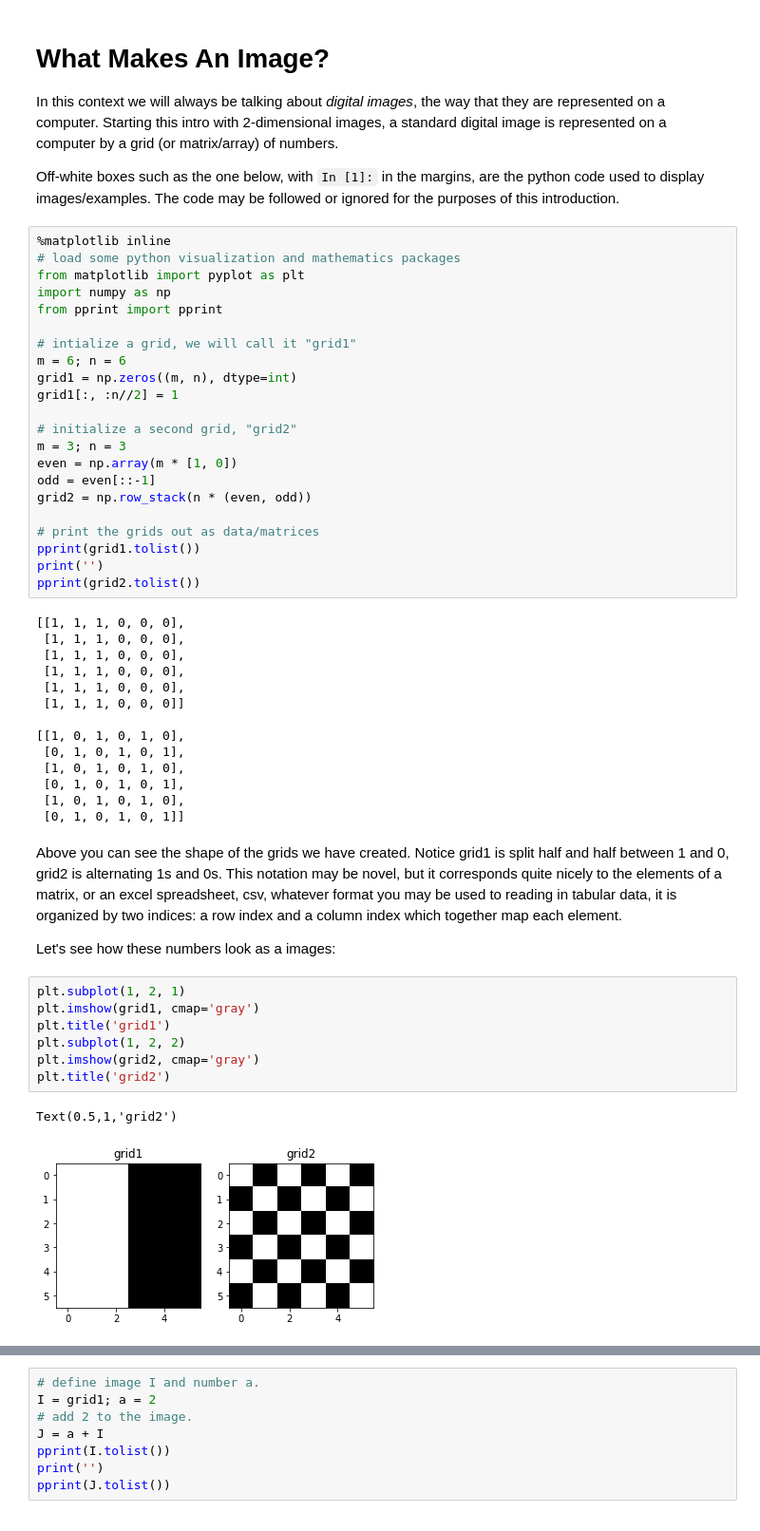
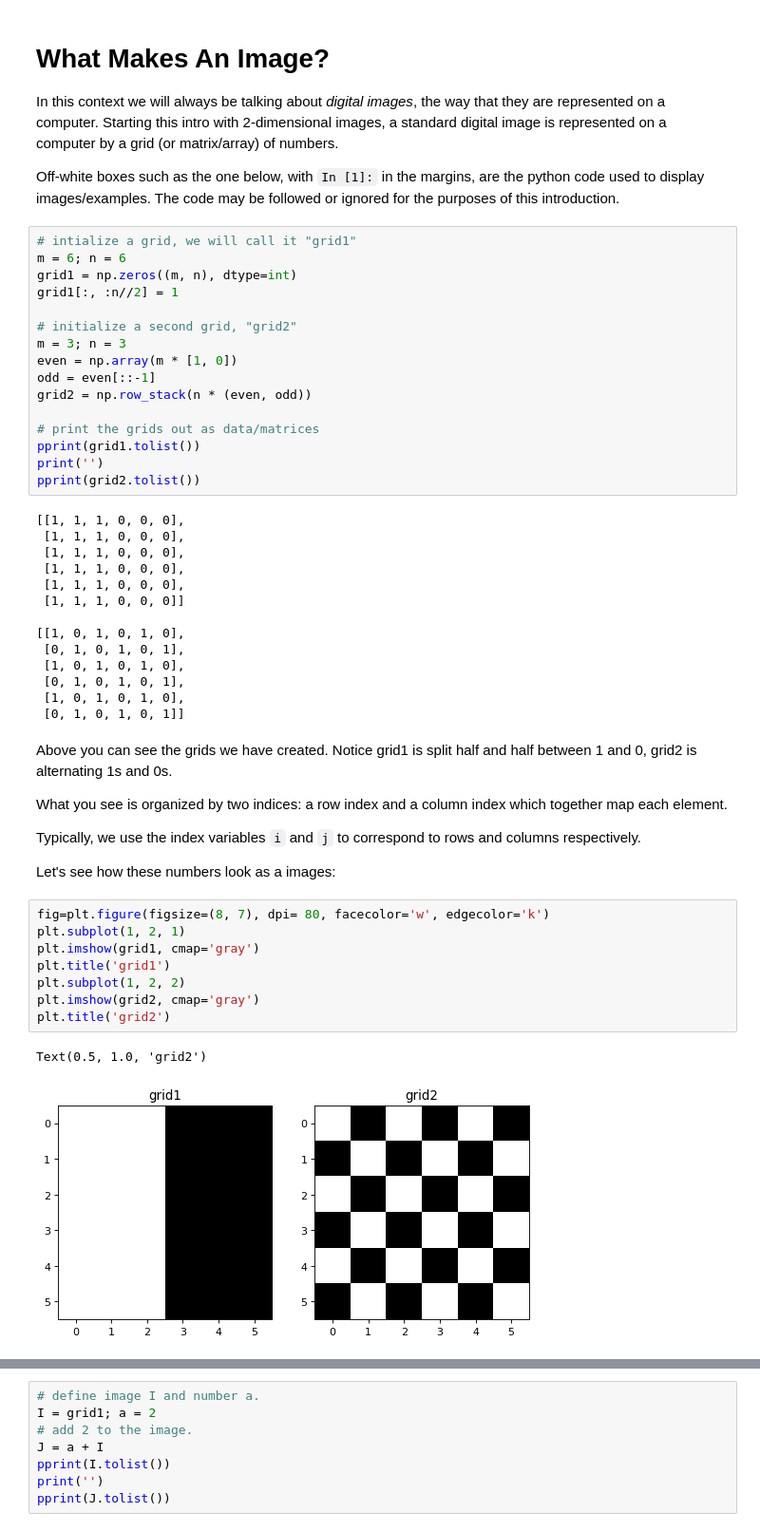
Before and after one commit to dasturge/notebooks, a Jupyter notebook: dcanImageMathIntro.ipynb, the cells around one changed output, grey strips where cells are left out. Shown at 95% size. Cells and saved outputs as stored; diff of their text form.

Commit message:
added some more interactive and visual content

```diff
--- a/dcanImageMathIntro.ipynb
+++ b/dcanImageMathIntro.ipynb
@@ -38,12 +69,6 @@ In this context we will always be talking about *digital images*, the way that t
 
 Off-white boxes such as the one below, with `In [1]:` in the margins, are the python code used to display images/examples.  The code may be followed or ignored for the purposes of this introduction.
 # %%
-%matplotlib inline
-# load some python visualization and mathematics packages
-from matplotlib import pyplot as plt
-import numpy as np
-from pprint import pprint
-
 # intialize a grid, we will call it "grid1"
 m = 6; n = 6
 grid1 = np.zeros((m, n), dtype=int)
@@ -74,19 +99,24 @@ pprint(grid2.tolist())
  [1, 0, 1, 0, 1, 0],
  [0, 1, 0, 1, 0, 1]]
 # %% [markdown]
-Above you can see the shape of the grids we have created.  Notice grid1 is split half and half between 1 and 0, grid2 is alternating 1s and 0s.  This notation may be novel, but it corresponds quite nicely to the elements of a matrix, or an excel spreadsheet, csv, whatever format you may be used to reading in tabular data, it is organized by two indices: a row index and a column index which together map each element.
+Above you can see the grids we have created. Notice grid1 is split half and half between 1 and 0, grid2 is alternating 1s and 0s.
+
+What you see is organized by two indices: a row index and a column index which together map each element.
+
+Typically, we use the index variables `i` and `j` to correspond to rows and columns respectively.
 
 Let's see how these numbers look as a images:
 # %%
+fig=plt.figure(figsize=(8, 7), dpi= 80, facecolor='w', edgecolor='k')
 plt.subplot(1, 2, 1)
 plt.imshow(grid1, cmap='gray')
 plt.title('grid1')
 plt.subplot(1, 2, 2)
 plt.imshow(grid2, cmap='gray')
 plt.title('grid2')
 # %% [output]
-Text(0.5,1,'grid2')
+Text(0.5, 1.0, 'grid2')
-[figure, old version]
+[figure, new version]
 # %% [markdown]
 Notice that wherever we had a 1, the image shows a white square.  Wherever we had a 0, the image shows a black square.  Whether the number or the visible representation, these are "pixels".
 
```
Also changed, not shown: parts of 21 cells of this notebook, 1 other file.
